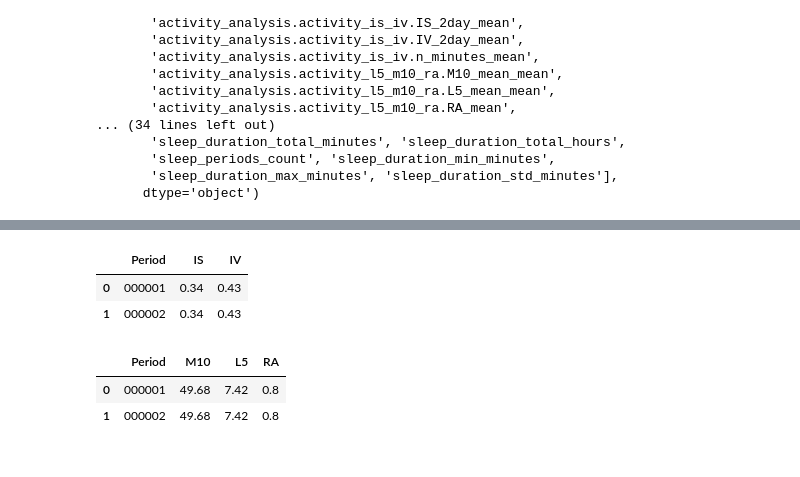
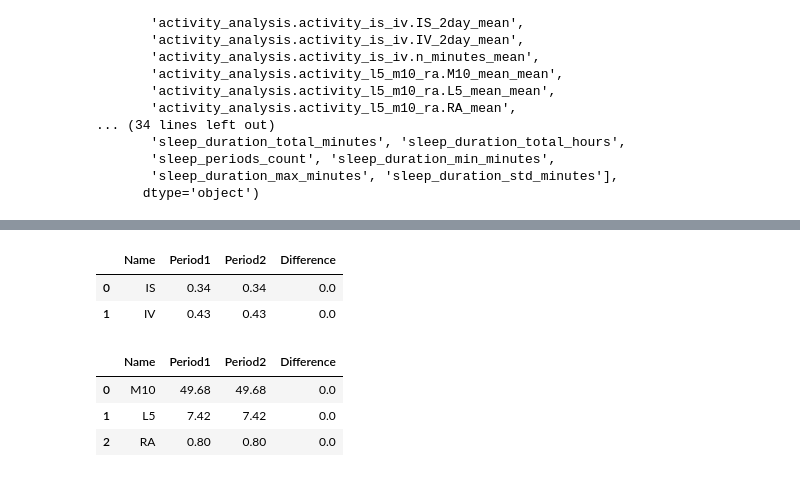
Before and after one commit to arahjou/APP_CIRCADIAN_MEDICINE, a Jupyter notebook: database_analysis.ipynb, the cells around one changed output, grey strips where cells are left out. Cells and saved outputs as stored; diff of their text form; code cells hidden in the pictures.

```diff
--- a/database_analysis.ipynb
+++ b/database_analysis.ipynb
@@ -2501,30 +2546,69 @@ table_3.rename(columns={
 }, inplace=True)
 # round to 2 decimal places
 table_3 = table_3.round({'IS': 2, 'IV': 2})
-table_3.head()
+
+# pivot table into new format
+table_new_3 = pd.DataFrame({
+    "Name": ["IS", "IV"],
+    "Period1": [
+        table_3.loc[0, "IS"],      # Use the new column name
+        table_3.loc[0, "IV"]
+    ],
+    "Period2": [
+        table_3.loc[1, "IS"],      # Use the new column name
+        table_3.loc[1, "IV"]
+    ]
+})
+
+# calculate difference
+table_new_3["Difference"] = table_new_3["Period2"] - table_new_3["Period1"]
+table_3 = table_new_3.copy()
+# Display the tables
+table_3.head(10)
 # %% [output]
-|  | Period | IS | IV |
-| 0 | 000001 | 0.34 | 0.43 |
-| 1 | 000002 | 0.34 | 0.43 |
+|  | Name | Period1 | Period2 | Difference |
+| 0 | IS | 0.34 | 0.34 | 0.0 |
+| 1 | IV | 0.43 | 0.43 | 0.0 |
 # %%
 # Table four
 table_4 = df_combined[['id',
         'activity_analysis.activity_l5_m10_ra.M10_mean_mean',
        'activity_analysis.activity_l5_m10_ra.L5_mean_mean',
        'activity_analysis.activity_l5_m10_ra.RA_mean']].copy()
 table_4.rename(columns={
     'id': 'Period',
     'activity_analysis.activity_l5_m10_ra.M10_mean_mean': 'M10',
     'activity_analysis.activity_l5_m10_ra.L5_mean_mean': 'L5',
     'activity_analysis.activity_l5_m10_ra.RA_mean': 'RA'
 }, inplace=True)
 # round to 2 decimal places
 table_4 = table_4.round({'M10': 2, 'L5': 2, 'RA': 2})
-table_4.head()
+
+# pivot table into new format
+table_new_4 = pd.DataFrame({
+    "Name": ["M10", "L5", "RA"],
+    "Period1": [
+        table_4.loc[0, "M10"],      # Use the new column name
+        table_4.loc[0, "L5"],
+        table_4.loc[0, "RA"]
+    ],
+    "Period2": [
+        table_4.loc[1, "M10"],      # Use the new column name
+        table_4.loc[1, "L5"],
+        table_4.loc[1, "RA"]
+    ]
+})
+
+# calculate difference
+table_new_4["Difference"] = table_new_4["Period2"] - table_new_4["Period1"]
+table_4 = table_new_4.copy()
+# Display the tables
+table_4.head(10)
 # %% [output]
-|  | Period | M10 | L5 | RA |
-| 0 | 000001 | 49.68 | 7.42 | 0.8 |
-| 1 | 000002 | 49.68 | 7.42 | 0.8 |
+|  | Name | Period1 | Period2 | Difference |
+| 0 | M10 | 49.68 | 49.68 | 0.0 |
+| 1 | L5 | 7.42 | 7.42 | 0.0 |
+| 2 | RA | 0.80 | 0.80 | 0.0 |
 # %%
 # Table five
 table_5 = df_combined[['id',
```
Also changed, not shown: parts of 6 cells of this notebook, 2 other files.
